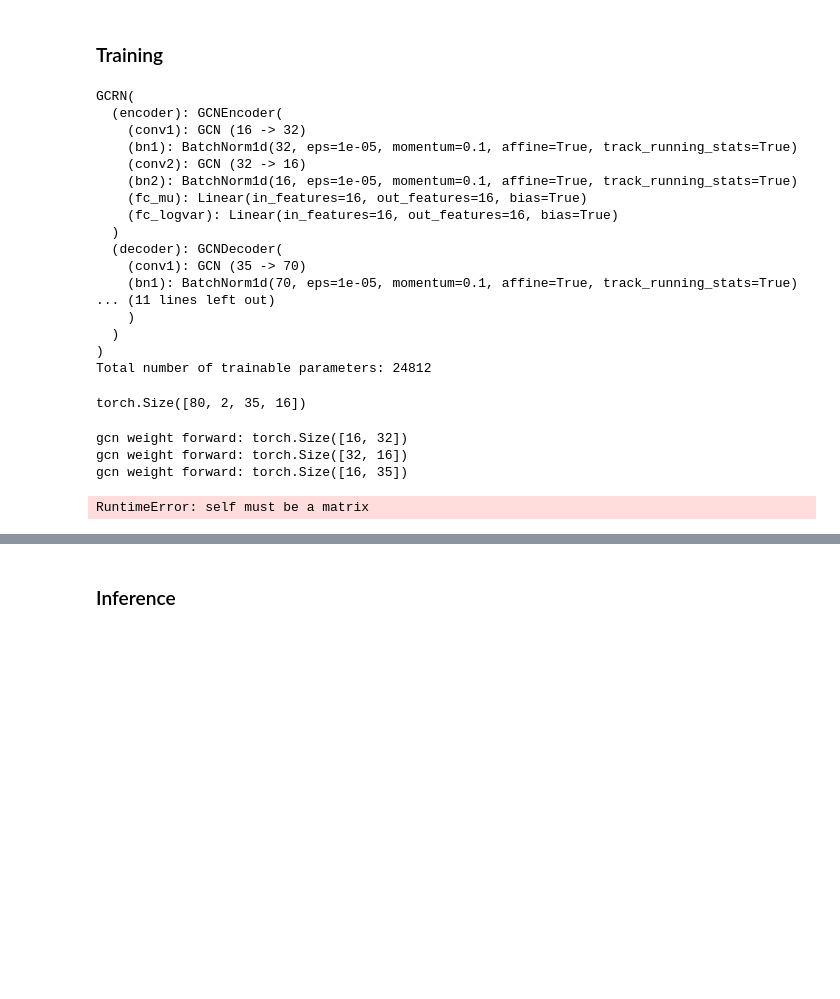
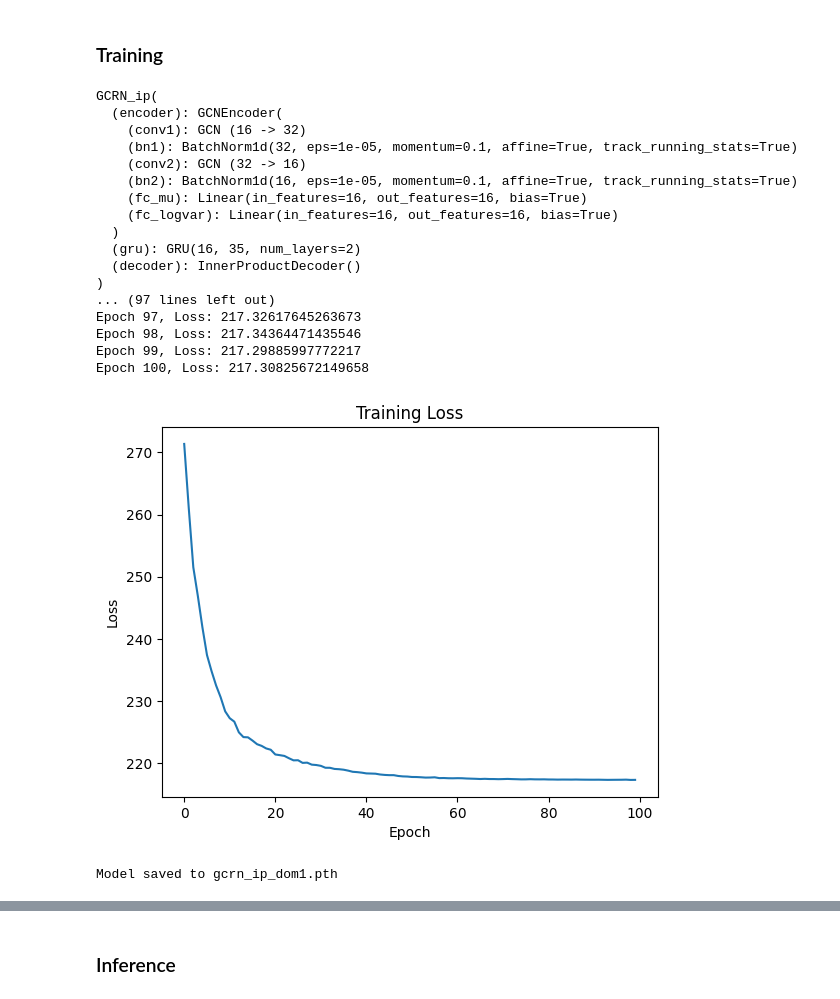
Before and after one commit to GitaAyu06/unifiedbrain, a Jupyter notebook: domain-specific_model.ipynb, the cells around one changed output, grey strips where cells are left out. Saved outputs shown, nothing was run; the diff lists cells and outputs as text; code cells hidden in the pictures; blank space fills up the shorter version.

Commit message:
training and inference with models with different decoders

```diff
--- a/domain-specific_model.ipynb
+++ b/domain-specific_model.ipynb
@@ -131,8 +131,8 @@ def prepare_data(datapath, new_data=False, n_samples=200, n_times=6):
         np.save(datapath + 'multivariate_simulation_data.npy',samples)
     return samples
 # %%
-# dataset_path = "/Users/gitaayusalsabila/Documents/0thesis/code/sandbox/dataset/"
-dataset_path = "/notebooks/dataset/"
+dataset_path = "/Users/gitaayusalsabila/Documents/0thesis/code/sandbox/dataset/"
+# dataset_path = "/notebooks/dataset/"
 simulated_data = prepare_data(dataset_path, new_data=False, n_samples=100, n_times=3)
 simulated_data.shape
 # %% [output]
@@ -480,8 +585,9 @@ def loss_function(recon_adj, adj, mu, logvar):
 ### Training
 # %%
 import torch.optim as optim
+import torch
 
-def train_model(model, train_features, train_adj, num_epochs=100, lr=0.001):
+def train_model(model, train_features, train_adj, num_epochs=100, lr=0.001, save_path='gcrn_model.pth'):
     optimizer = optim.Adam(model.parameters(), lr=lr)
     training_loss = []
 
@@ -519,34 +625,16 @@ def train_model(model, train_features, train_adj, num_epochs=100, lr=0.001):
     plt.ylabel('Loss')
     plt.title('Training Loss')
     plt.show()
+
+    # Save the trained model
+    torch.save(model.state_dict(), save_path)
+    print(f'Model saved to {save_path}')
 # %%
 # Initialize model
 input_dim = 35
 feature_dim = 16
 hidden_rec_dim = 35
-num_rec_layers = 3
-
-model = GCRN(input_dim, feature_dim, hidden_rec_dim, num_rec_layers)
-print(model)
-print(f"Total number of trainable parameters: {model.count_parameters()}")
+num_rec_layers = 2
-# %% [output]
-GCRN(
-  (encoder): GCNEncoder(
-    (conv1): GCN (16 -> 32)
-    (bn1): BatchNorm1d(32, eps=1e-05, momentum=0.1, affine=True, track_running_stats=True)
-    (conv2): GCN (32 -> 16)
-    (bn2): BatchNorm1d(16, eps=1e-05, momentum=0.1, affine=True, track_running_stats=True)
-    (fc_mu): Linear(in_features=16, out_features=16, bias=True)
-    (fc_logvar): Linear(in_features=16, out_features=16, bias=True)
-  )
-  (decoder): GCNDecoder(
-    (conv1): GCN (35 -> 70)
-    (bn1): BatchNorm1d(70, eps=1e-05, momentum=0.1, affine=True, track_running_stats=True)
-... (11 lines left out)
-    )
-  )
-)
-Total number of trainable parameters: 24812
 # %%
 ## Training with simulated data
 adj_train_domain_1 = adj_train_domains[0]
@@ -564,12 +652,27 @@ x_try1 = features_train_domain_1[:,:2, :, :]
-# %%
-print(x_try1.size())
-# %% [output]
-torch.Size([80, 2, 35, 16])
-# %%
-# Assuming train_features and train_adj are your training data
-train_model(model, x_try1, adj_try1, num_epochs=100, lr=0.001)
-# %% [output]
-gcn weight forward: torch.Size([16, 32])
-gcn weight forward: torch.Size([32, 16])
-gcn weight forward: torch.Size([16, 35])
-RuntimeError: self must be a matrix
+# %%
+
+model_ip = GCRN_ip(input_dim, feature_dim, hidden_rec_dim, num_rec_layers)
+print(model_ip)
+print(f"Total number of trainable parameters: {model_ip.count_parameters()}")
+
+train_model(model_ip, x_try1, adj_try1, num_epochs=100, lr=0.0001, save_path="gcrn_ip_dom1.pth")
+# %% [output]
+GCRN_ip(
+  (encoder): GCNEncoder(
+    (conv1): GCN (16 -> 32)
+    (bn1): BatchNorm1d(32, eps=1e-05, momentum=0.1, affine=True, track_running_stats=True)
+    (conv2): GCN (32 -> 16)
+    (bn2): BatchNorm1d(16, eps=1e-05, momentum=0.1, affine=True, track_running_stats=True)
+    (fc_mu): Linear(in_features=16, out_features=16, bias=True)
+    (fc_logvar): Linear(in_features=16, out_features=16, bias=True)
+  )
+  (gru): GRU(16, 35, num_layers=2)
+  (decoder): InnerProductDecoder()
+)
+... (97 lines left out)
+Epoch 97, Loss: 217.32617645263673
+Epoch 98, Loss: 217.34364471435546
+Epoch 99, Loss: 217.29885997772217
+Epoch 100, Loss: 217.30825672149658
+[figure, added]
+Model saved to gcrn_ip_dom1.pth
```
Also changed, not shown: parts of 17 cells of this notebook, 5 other files.
